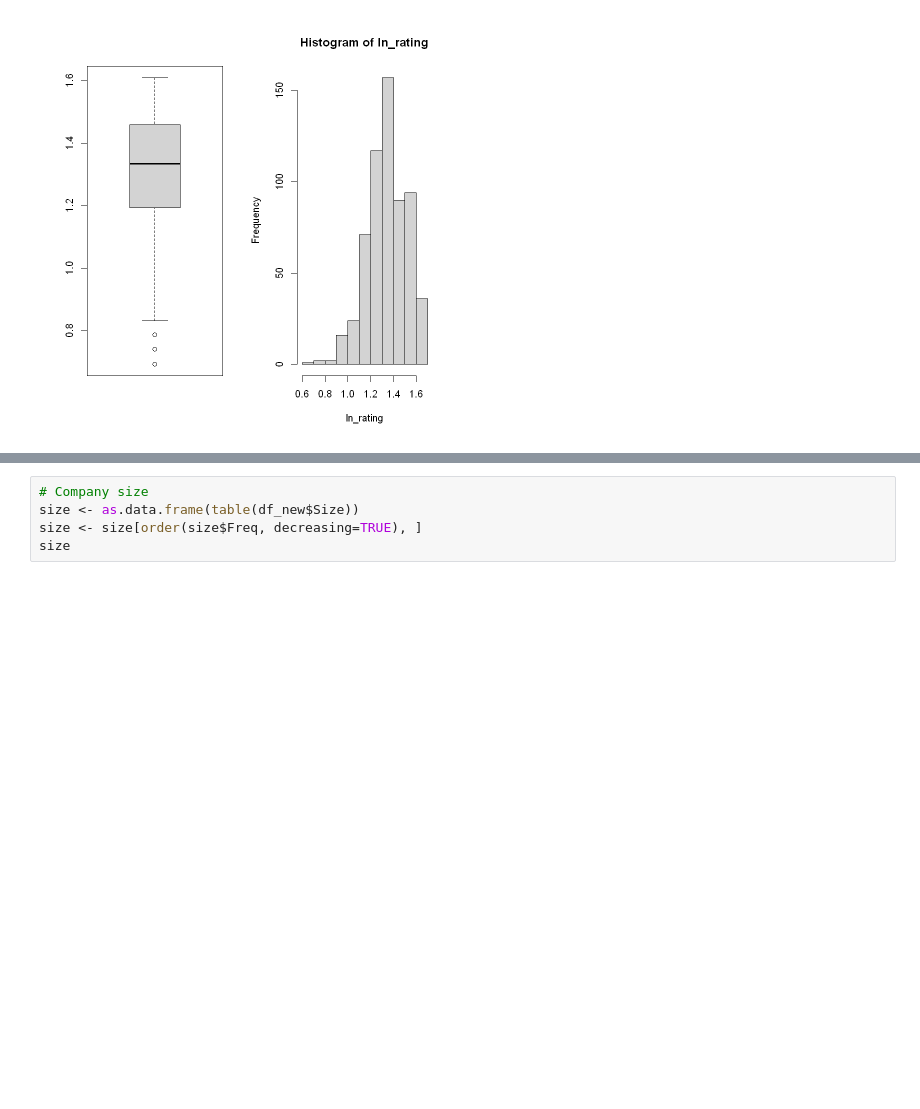
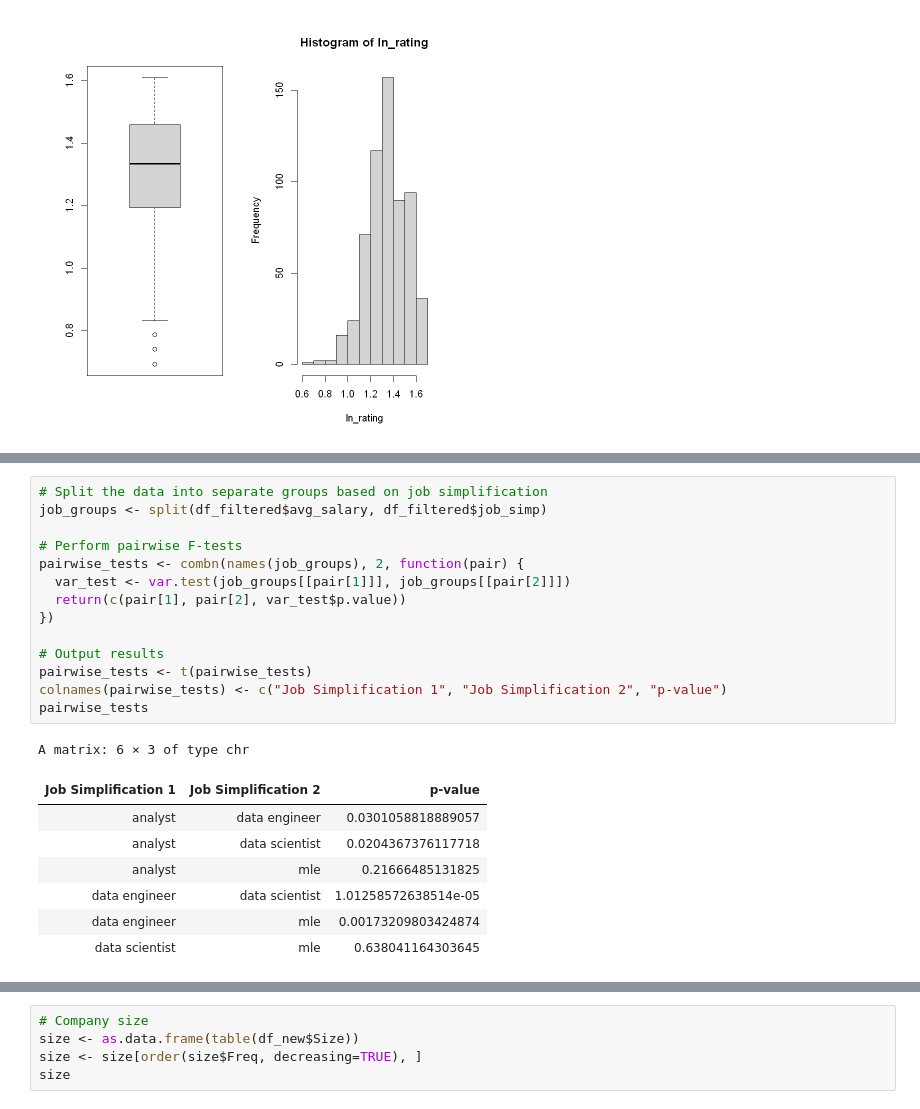
Before and after one commit to ngyh6726/MH3511_R_Project, a Jupyter notebook: Lebron Analysis.ipynb, the cells around one changed output, grey strips where cells are left out. Cells and saved outputs as stored; diff of their text form; blank space fills up the shorter version.

```diff
--- a/Lebron Analysis.ipynb
+++ b/Lebron Analysis.ipynb
@@ -179,0 +195,23 @@ Warning message in bplt(at[i], wid = width[i], stats = z$stats[, i], out = z$out
+# %%
+# Split the data into separate groups based on job simplification
+job_groups <- split(df_filtered$avg_salary, df_filtered$job_simp)
+
+# Perform pairwise F-tests
+pairwise_tests <- combn(names(job_groups), 2, function(pair) {
+  var_test <- var.test(job_groups[[pair[1]]], job_groups[[pair[2]]])
+  return(c(pair[1], pair[2], var_test$p.value))
+})
+
+# Output results
+pairwise_tests <- t(pairwise_tests)
+colnames(pairwise_tests) <- c("Job Simplification 1", "Job Simplification 2", "p-value")
+pairwise_tests
+# %% [output]
+A matrix: 6 × 3 of type chr
+| Job Simplification 1 | Job Simplification 2 | p-value |
+| analyst | data engineer | 0.0301058818889057 |
+| analyst | data scientist | 0.0204367376117718 |
+| analyst | mle | 0.21666485131825 |
+| data engineer | data scientist | 1.01258572638514e-05 |
+| data engineer | mle | 0.00173209803424874 |
+| data scientist | mle | 0.638041164303645 |
```
Also changed, not shown: parts of 5 cells of this notebook.
